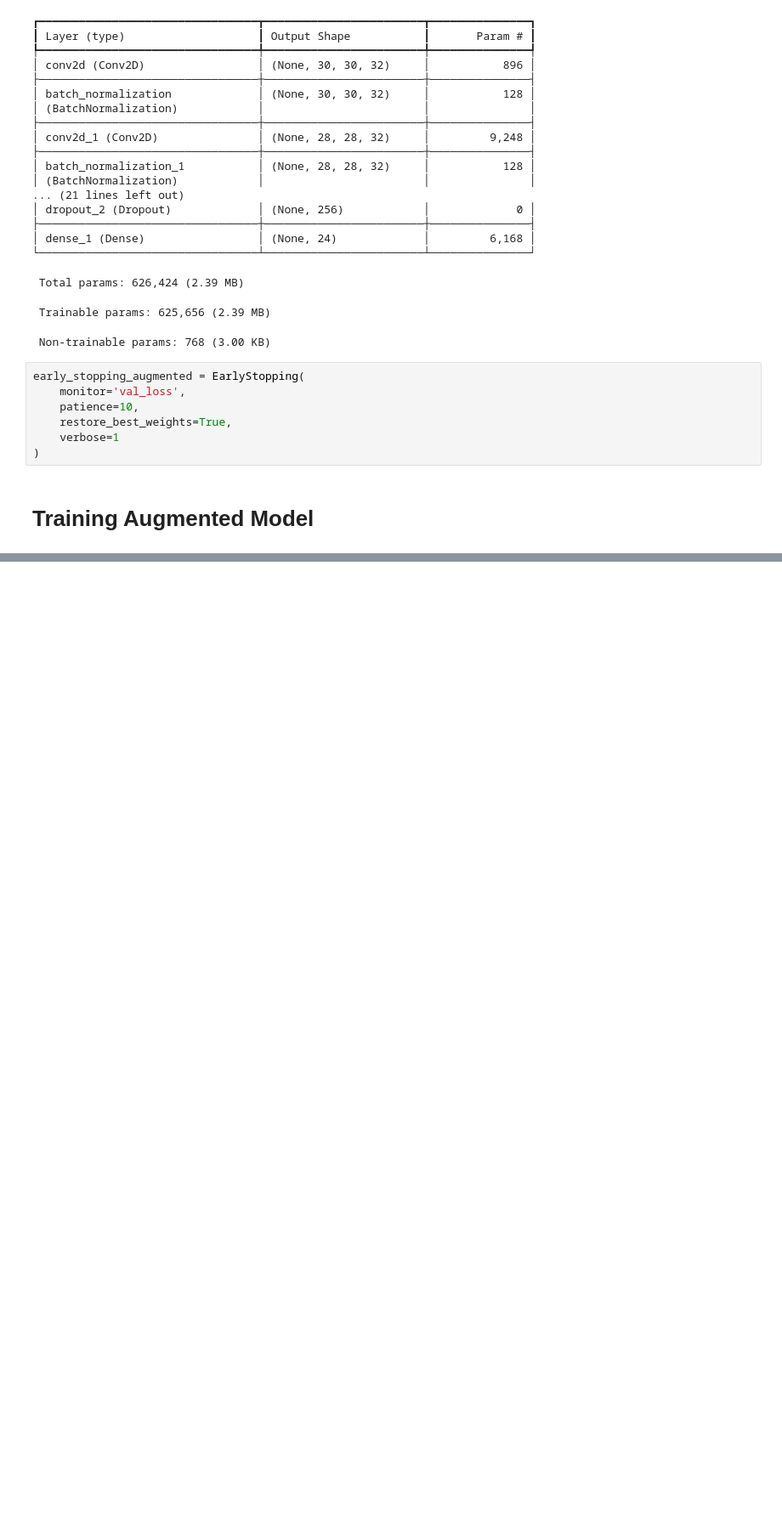
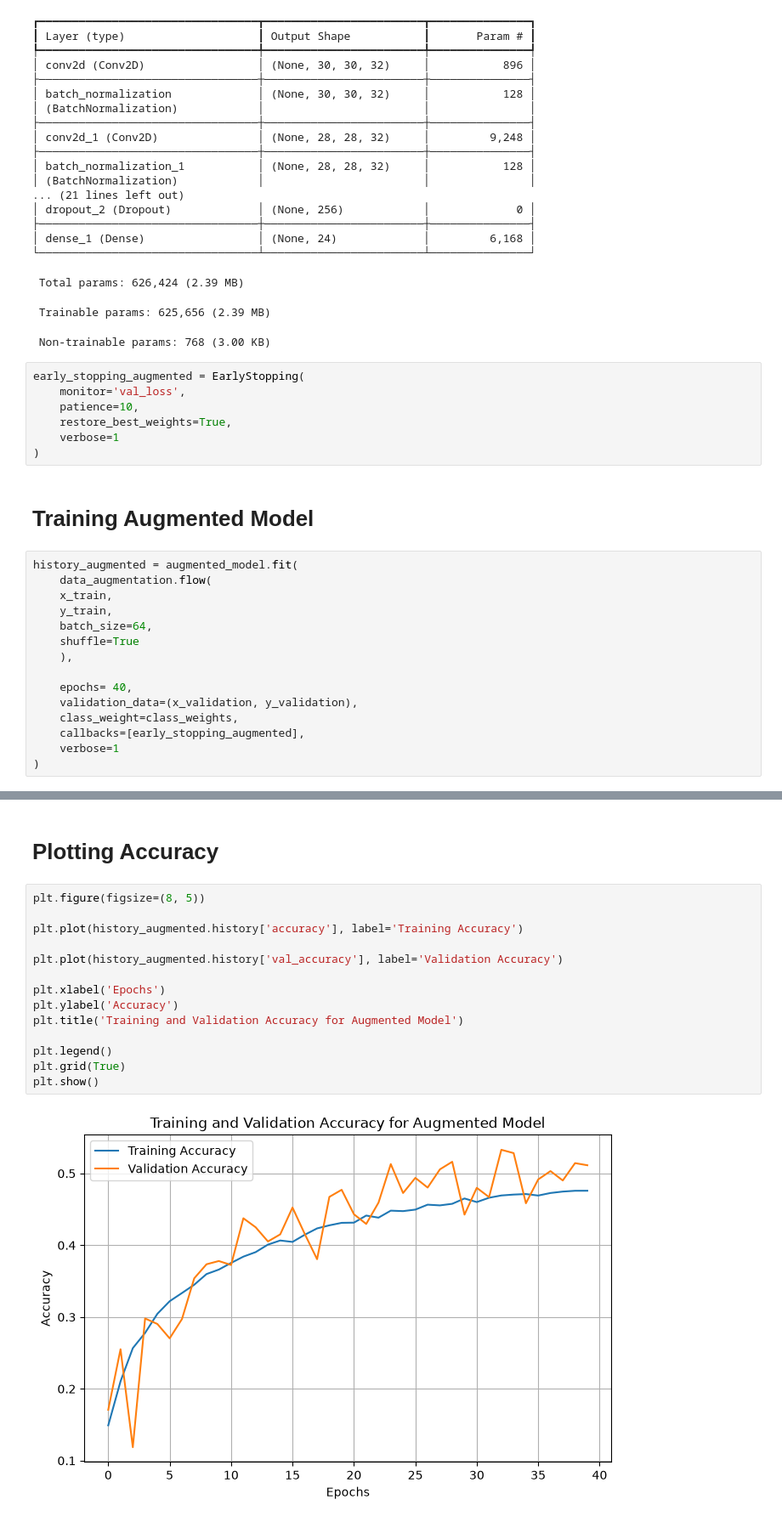
Before and after one commit to eljesam/Repeat-CA1, a Jupyter notebook: Repeat CA1/CA_Data_Augmentation_and_Class_Weights.ipynb, the cells around one changed output, grey strips where cells are left out. Shown at 85% size. Cells and saved outputs as stored; diff of their text form; blank space fills up the shorter version.

```diff
--- a/Repeat CA1/CA_Data_Augmentation_and_Class_Weights.ipynb
+++ b/Repeat CA1/CA_Data_Augmentation_and_Class_Weights.ipynb
@@ -210,3 +210,18 @@ early_stopping_augmented = EarlyStopping(
 )
 # %% [markdown]
 # Training Augmented Model
+# %%
+history_augmented = augmented_model.fit(
+    data_augmentation.flow(
+    x_train,
+    y_train,
+    batch_size=64,
+    shuffle=True
+    ),
+
+    epochs= 40,
+    validation_data=(x_validation, y_validation),
+    class_weight=class_weights,
+    callbacks=[early_stopping_augmented],
+    verbose=1
+)
@@ -212,0 +263,18 @@ early_stopping_augmented = EarlyStopping(
+# %% [markdown]
+# Plotting Accuracy
+# %%
+plt.figure(figsize=(8, 5))
+
+plt.plot(history_augmented.history['accuracy'], label='Training Accuracy')
+
+plt.plot(history_augmented.history['val_accuracy'], label='Validation Accuracy')
+
+plt.xlabel('Epochs')
+plt.ylabel('Accuracy')
+plt.title('Training and Validation Accuracy for Augmented Model')
+
+plt.legend()
+plt.grid(True)
+plt.show()
+# %% [output]
+[figure, added]
```
Also changed, not shown: parts of 5 cells of this notebook.
